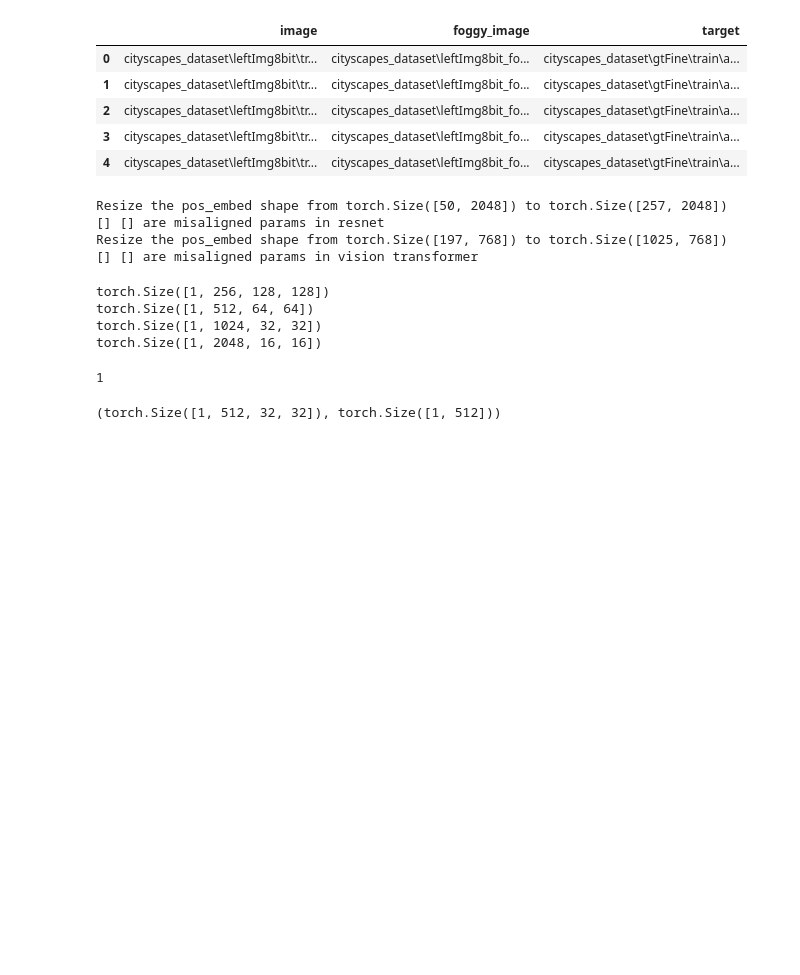
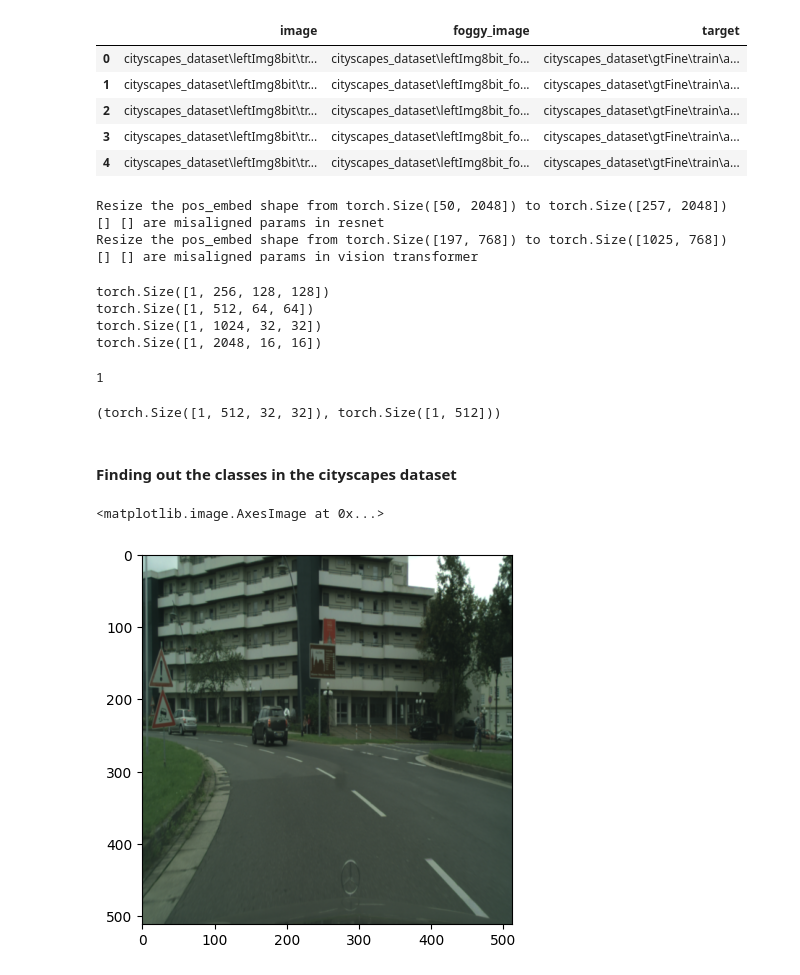
Before and after one commit to SarthakM320/Domain-Adaptive-zeroshot-learning, a Jupyter notebook: experiments.ipynb, the cells around one changed output. Drawn from its saved outputs; the diff is of its cells as text; code cells hidden in the pictures; blank space fills up the shorter version.

```diff
--- a/experiments.ipynb
+++ b/experiments.ipynb
@@ -374,3 +374,25 @@ vit_outs[0][0].shape, vit_outs[1].shape
 # %% [output]
 1
 (torch.Size([1, 512, 32, 32]), torch.Size([1, 512]))
+# %% [markdown]
+#### Finding out the classes in the cityscapes dataset
+# %%
+from data import dataset, labels
+import torch
+from matplotlib import pyplot as plt
+import numpy as np
+
+data = dataset('dataset/cityscape_train.csv', kaggle = False)
+
+image, foggy, gt = data.__getitem__(0)
+
+
+# gt = gt.permute(1,2,0)[:,:,:3]
+# gt_255 = (gt*255).to(torch.int)
+plt.imshow(image.permute(1,2,0))
+# plt.imshow(gt)
+# plt.show()
+# plt.imshow(gt_255)
+# %% [output]
+<matplotlib.image.AxesImage at 0x...>
+[figure, added]
```
Also changed, not shown: parts of 5 cells of this notebook, 3 other files.
